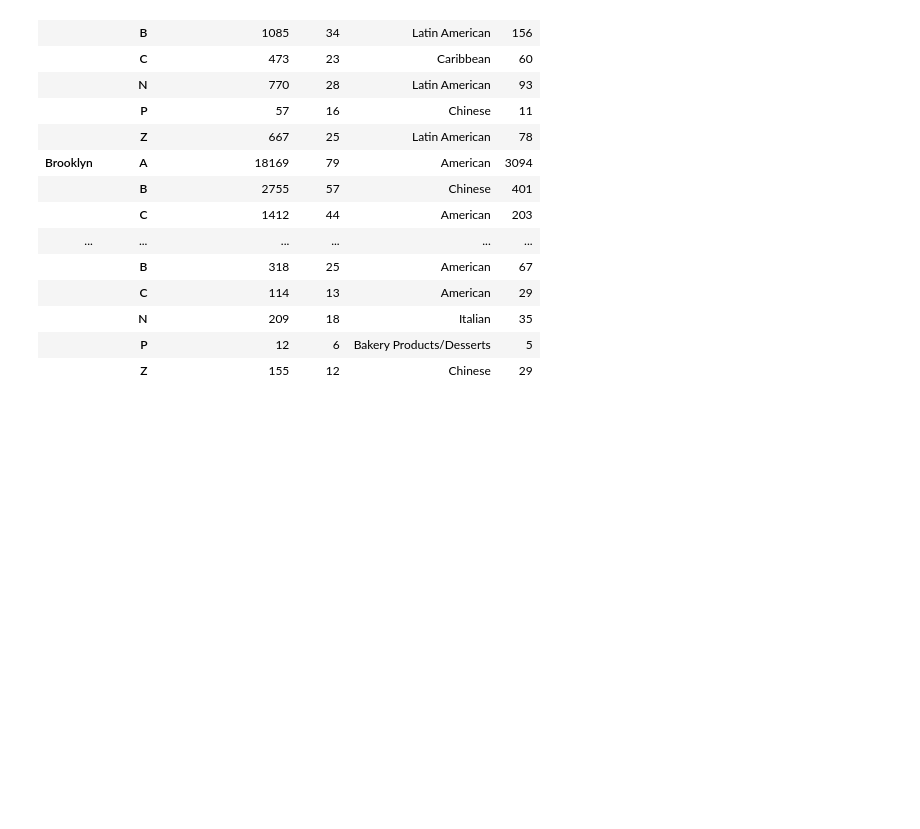
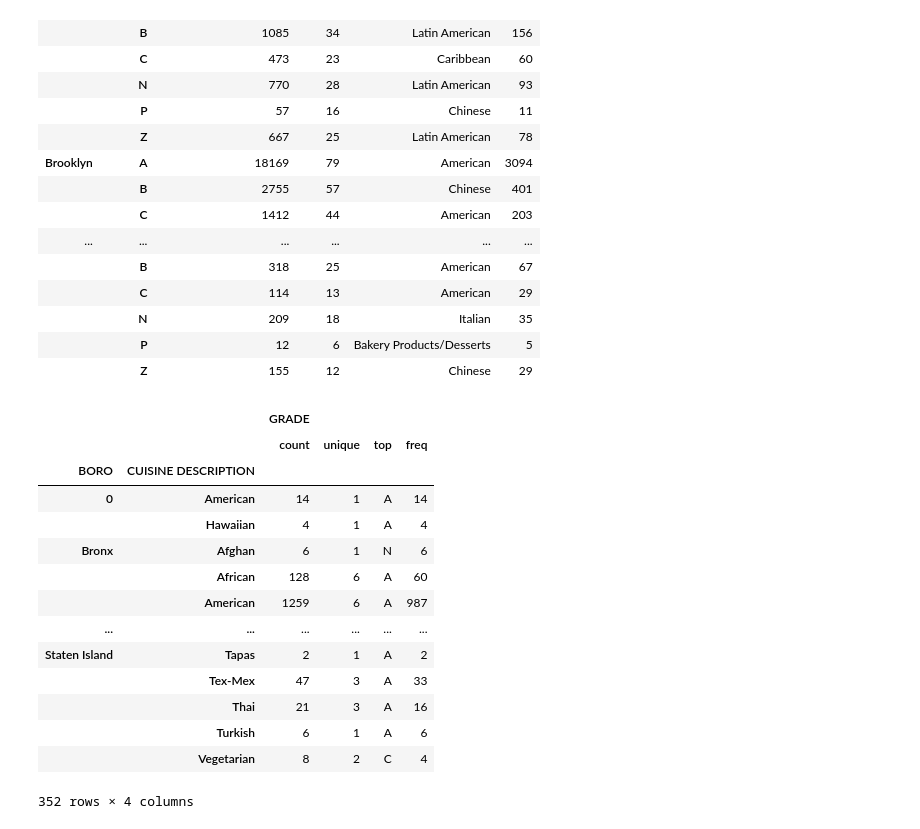
Before and after one commit to arubybonilla/2023-nyc-restaurant-grades, a Jupyter notebook: 2023-nyc-restaurant-inspection-grades-analysis.ipynb, the cells around one changed output. Cells and saved outputs as stored; diff of their text form; code cells hidden in the pictures; blank space fills up the shorter version.

```diff
--- a/2023-nyc-restaurant-inspection-grades-analysis.ipynb
+++ b/2023-nyc-restaurant-inspection-grades-analysis.ipynb
@@ -456,6 +456,24 @@ df.groupby(["BORO", "GRADE"])[["CUISINE DESCRIPTION"]].describe()
 |  | N | 209 | 18 | Italian | 35 |
 |  | P | 12 | 6 | Bakery Products/Desserts | 5 |
 |  | Z | 155 | 12 | Chinese | 29 |
+# %%
+df.groupby(["BORO", "CUISINE DESCRIPTION"])[["GRADE"]].describe()
+# %% [output]
+|  |  | GRADE |  |  |  |
+|  |  | count | unique | top | freq |
+| BORO | CUISINE DESCRIPTION |  |  |  |  |
+| 0 | American | 14 | 1 | A | 14 |
+|  | Hawaiian | 4 | 1 | A | 4 |
+| Bronx | Afghan | 6 | 1 | N | 6 |
+|  | African | 128 | 6 | A | 60 |
+|  | American | 1259 | 6 | A | 987 |
+| ... | ... | ... | ... | ... | ... |
+| Staten Island | Tapas | 2 | 1 | A | 2 |
+|  | Tex-Mex | 47 | 3 | A | 33 |
+|  | Thai | 21 | 3 | A | 16 |
+|  | Turkish | 6 | 1 | A | 6 |
+|  | Vegetarian | 8 | 2 | C | 4 |
+352 rows × 4 columns
 # %%
 ## export to csv for a clean copy of data
 
```
